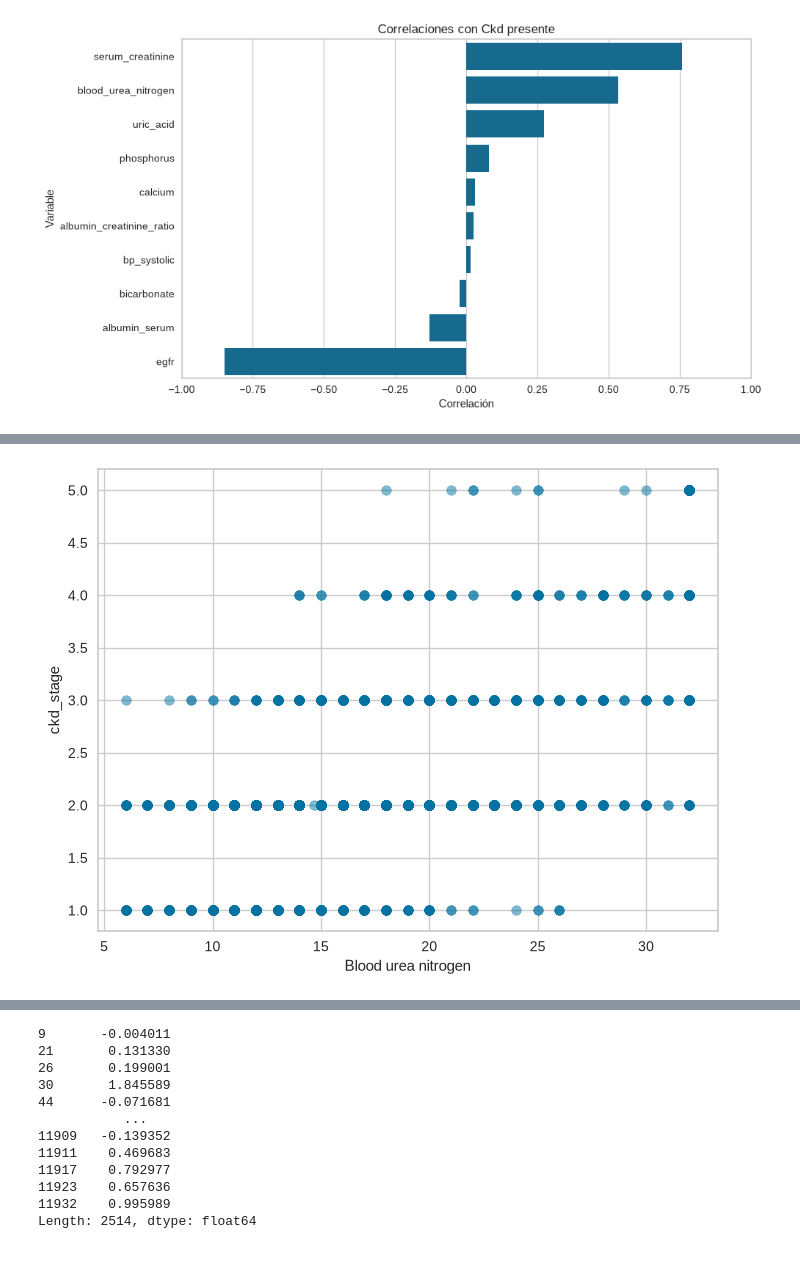
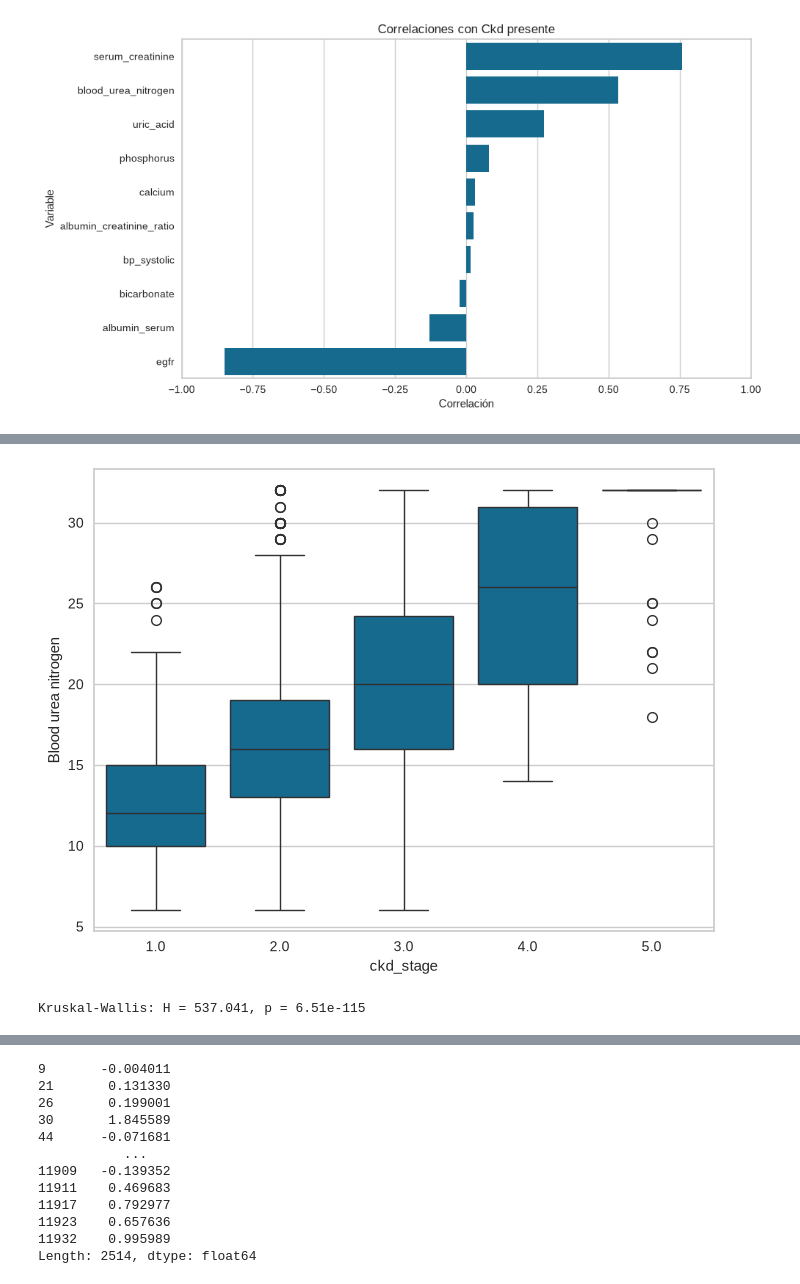
Before and after one commit to GonzaloManterola/Grupo27Ciencias, a Jupyter notebook: Main.ipynb, the cells around one changed output, grey strips where cells are left out. Saved outputs shown, nothing was run; the diff lists cells and outputs as text; code cells hidden in the pictures.

```diff
--- a/Main.ipynb
+++ b/Main.ipynb
@@ -654,13 +571,29 @@ Notes:
 # %%
 plt.figure(figsize=(8, 6))
 # Separamos nuestra variable independiente
 X = mapped_ckd['blood_urea_nitrogen']
 # y nuestra variable objetivo (variable dependiente)
 y = mapped_ckd['ckd_stage_float']
 
-plt.scatter(mapped_ckd['blood_urea_nitrogen'],mapped_ckd['ckd_stage_float'], alpha=0.5)
-plt.xlabel('Blood urea nitrogen')
-plt.ylabel('ckd_stage')
+#plt.scatter(mapped_ckd['blood_urea_nitrogen'],mapped_ckd['ckd_stage_float'], alpha=0.5)
+#plt.xlabel('Blood urea nitrogen')
+#plt.ylabel('ckd_stage')
+#plt.show()
+
+sns.boxplot(x=mapped_ckd['ckd_stage_float'], y=mapped_ckd['blood_urea_nitrogen'])
+plt.xlabel('ckd_stage')
+plt.ylabel('Blood urea nitrogen')
 plt.show()
 # %% [output]
-[figure, old version]
+[figure, new version]
+# %%
+import matplotlib.pyplot as plt
+from scipy import stats
+
+grupos = [g['blood_urea_nitrogen'].values
+          for _, g in mapped_ckd.groupby('ckd_stage_float')]
+
+H, p = stats.kruskal(*grupos)
+print(f"Kruskal-Wallis: H = {H:.3f}, p = {p:.4g}")
+# %% [output]
+Kruskal-Wallis: H = 537.041, p = 6.51e-115
```
Also changed, not shown: parts of 5 cells of this notebook.
